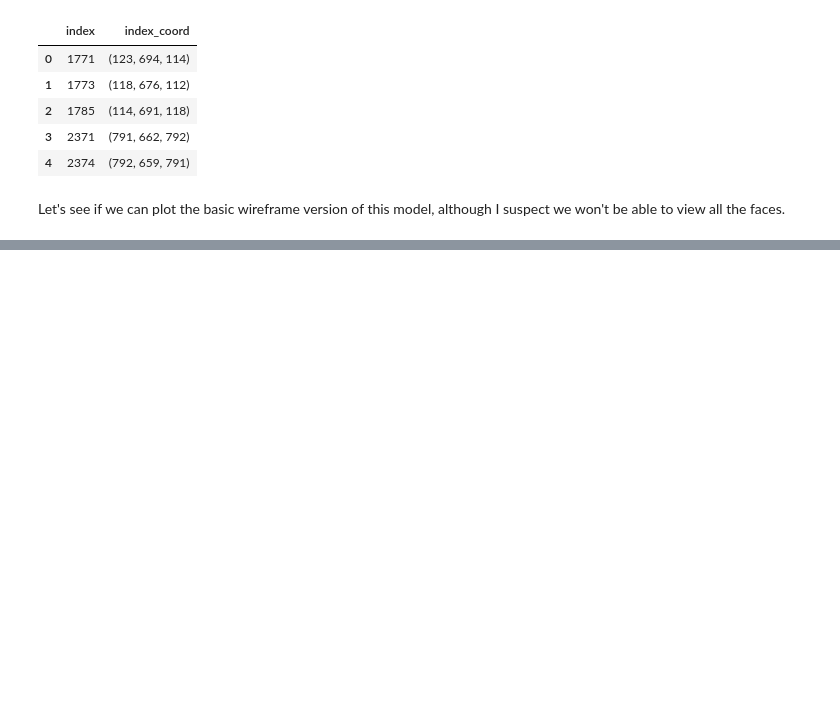
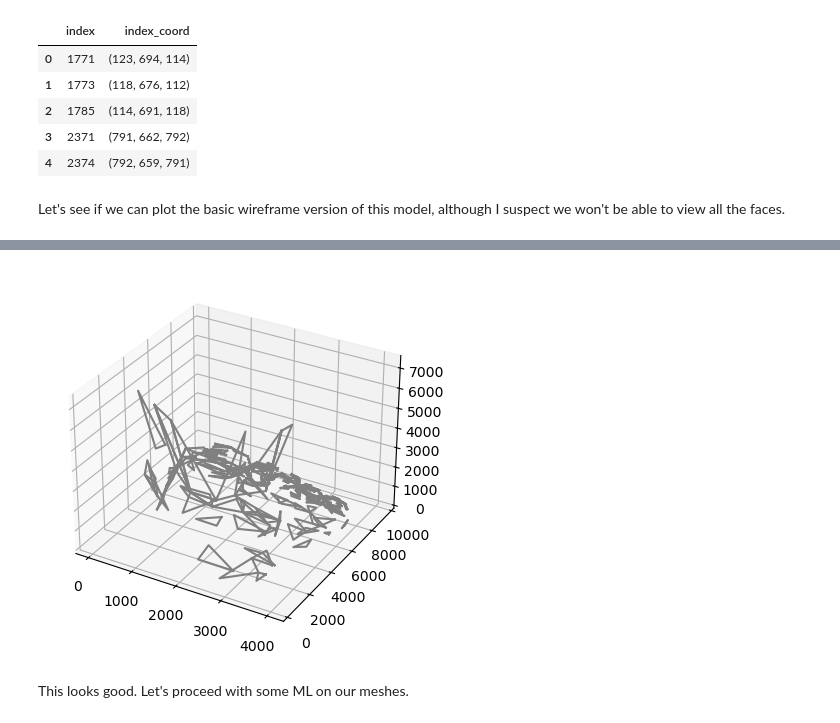
Before and after one commit to suryashch/3d_modelling, a Jupyter notebook: reducing-mesh-density/notebooks/obj-eda.ipynb, the cells around one changed output, grey strips where cells are left out. Saved outputs shown, nothing was run; the diff lists cells and outputs as text; code cells hidden in the pictures; blank space fills up the shorter version.

```diff
--- a/reducing-mesh-density/notebooks/obj-eda.ipynb
+++ b/reducing-mesh-density/notebooks/obj-eda.ipynb
@@ -702,0 +697,14 @@ hihe
+# %%
+faces_final_sample = faces_final.sample(250)
+faces_final_sample = faces_final_sample['index_coord']
+# %%
+fig_2 = plt.figure()
+ax_2 = fig_2.add_subplot(projection='3d')
+
+for row in faces_final_sample:
+    X, Y, Z = get_vertex_coords(row)
+    ax_2.plot(X,Y,Z, color='grey')
+# %% [output]
+[figure, added]
+# %% [markdown]
+This looks good. Let's proceed with some ML on our meshes.
```
Also changed, not shown: parts of 9 cells of this notebook.
